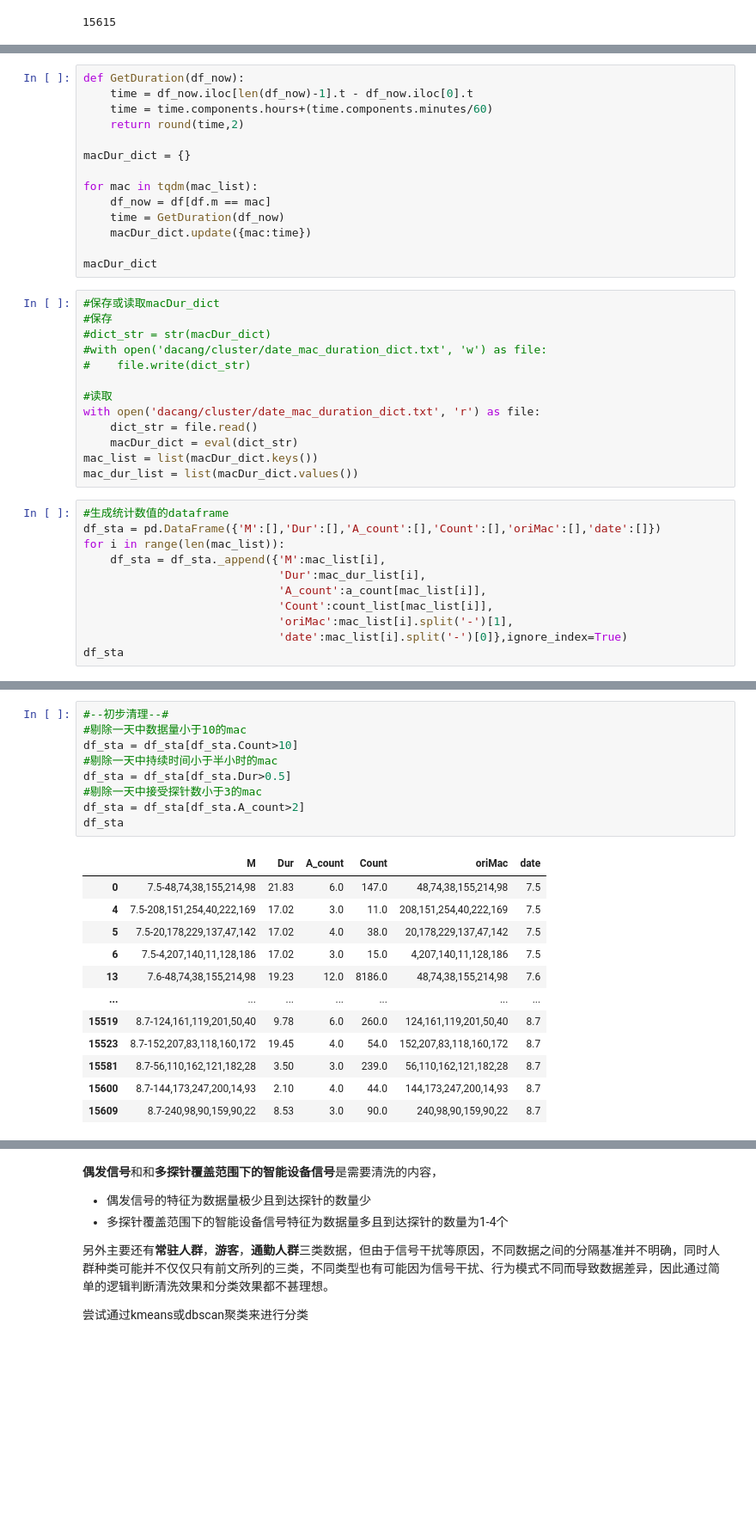
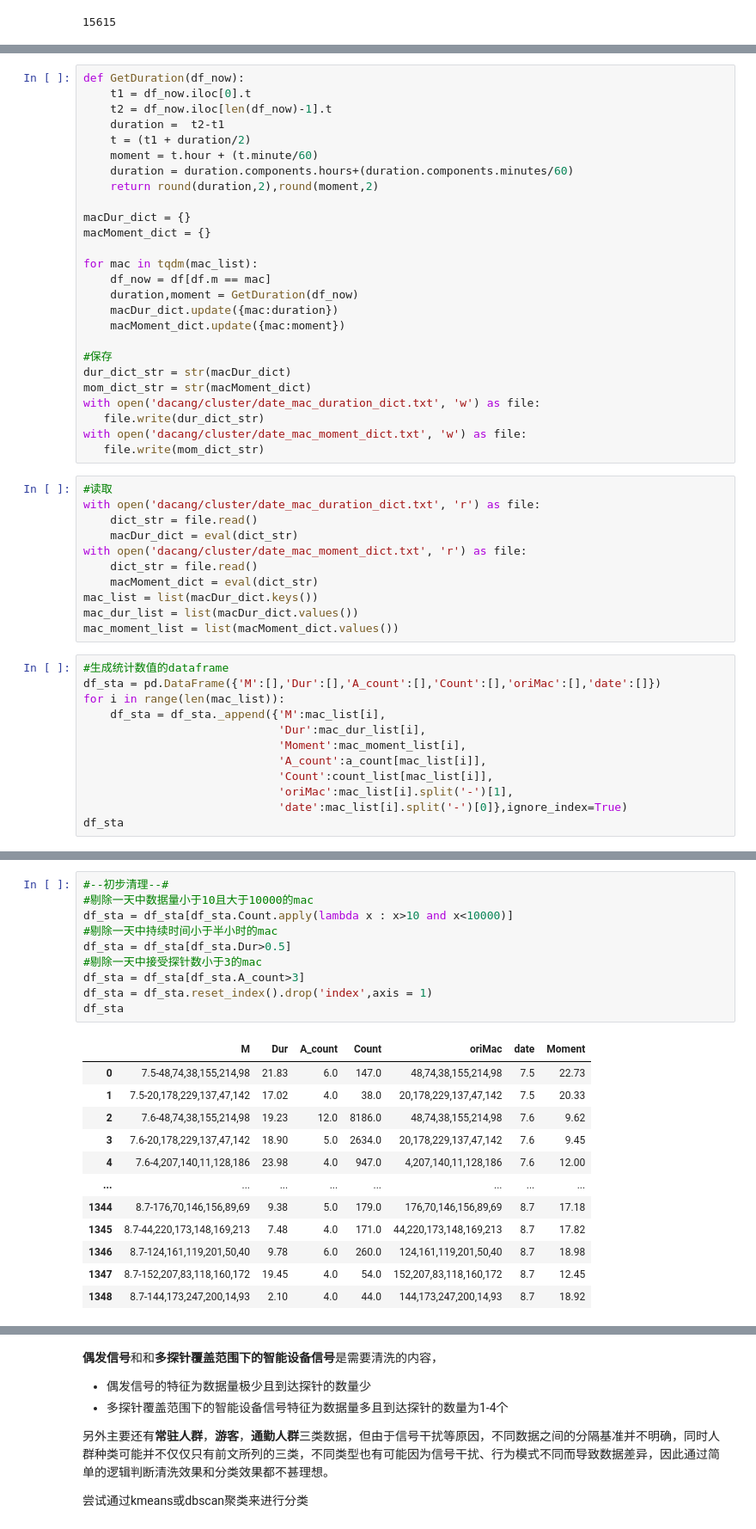
Before and after one commit to RickH-Arch/MEIRL-GAIL-Behavior-Cloning, a Jupyter notebook: wifi_track_data/wifi_track_data_clean_advanced.ipynb, the cells around one changed output, grey strips where cells are left out. Shown at 86% size. Saved outputs shown, nothing was run; the diff lists cells and outputs as text; blank space fills up the shorter version.

```diff
--- a/wifi_track_data/wifi_track_data_clean_advanced.ipynb
+++ b/wifi_track_data/wifi_track_data_clean_advanced.ipynb
@@ -140,36 +160,47 @@ len(mac_list)
 # %%
 def GetDuration(df_now):
-    time = df_now.iloc[len(df_now)-1].t - df_now.iloc[0].t
-    time = time.components.hours+(time.components.minutes/60)
-    return round(time,2)
+    t1 = df_now.iloc[0].t
+    t2 = df_now.iloc[len(df_now)-1].t
+    duration =  t2-t1
+    t = (t1 + duration/2)
+    moment = t.hour + (t.minute/60)
+    duration = duration.components.hours+(duration.components.minutes/60)
+    return round(duration,2),round(moment,2)
 
 macDur_dict = {}
+macMoment_dict = {}
 
 for mac in tqdm(mac_list):
     df_now = df[df.m == mac]
-    time = GetDuration(df_now)
-    macDur_dict.update({mac:time})
+    duration,moment = GetDuration(df_now)
+    macDur_dict.update({mac:duration})
+    macMoment_dict.update({mac:moment})
 
-macDur_dict
+#保存
+dur_dict_str = str(macDur_dict)
+mom_dict_str = str(macMoment_dict)
+with open('dacang/cluster/date_mac_duration_dict.txt', 'w') as file:
+   file.write(dur_dict_str)
+with open('dacang/cluster/date_mac_moment_dict.txt', 'w') as file:
+   file.write(mom_dict_str)
 # %%
-#保存或读取macDur_dict
-#保存
-#dict_str = str(macDur_dict)
-#with open('dacang/cluster/date_mac_duration_dict.txt', 'w') as file:
-#    file.write(dict_str)
-
 #读取
 with open('dacang/cluster/date_mac_duration_dict.txt', 'r') as file:
     dict_str = file.read()
     macDur_dict = eval(dict_str)
+with open('dacang/cluster/date_mac_moment_dict.txt', 'r') as file:
+    dict_str = file.read()
+    macMoment_dict = eval(dict_str)
 mac_list = list(macDur_dict.keys())
 mac_dur_list = list(macDur_dict.values())
+mac_moment_list = list(macMoment_dict.values())
 # %%
 #生成统计数值的dataframe
 df_sta = pd.DataFrame({'M':[],'Dur':[],'A_count':[],'Count':[],'oriMac':[],'date':[]})
 for i in range(len(mac_list)):
     df_sta = df_sta._append({'M':mac_list[i],
                              'Dur':mac_dur_list[i],
+                             'Moment':mac_moment_list[i],
                              'A_count':a_count[mac_list[i]],
                              'Count':count_list[mac_list[i]],
                              'oriMac':mac_list[i].split('-')[1],
@@ -192,22 +226,23 @@ df_sta
 # %%
 #--初步清理--#
-#剔除一天中数据量小于10的mac
-df_sta = df_sta[df_sta.Count>10]
+#剔除一天中数据量小于10且大于10000的mac
+df_sta = df_sta[df_sta.Count.apply(lambda x : x>10 and x<10000)]
 #剔除一天中持续时间小于半小时的mac
 df_sta = df_sta[df_sta.Dur>0.5]
 #剔除一天中接受探针数小于3的mac
-df_sta = df_sta[df_sta.A_count>2]
+df_sta = df_sta[df_sta.A_count>3]
+df_sta = df_sta.reset_index().drop('index',axis = 1)
 df_sta
 # %% [output]
-|  | M | Dur | A_count | Count | oriMac | date |
-| 0 | 7.5-48,74,38,155,214,98 | 21.83 | 6.0 | 147.0 | 48,74,38,155,214,98 | 7.5 |
-| 4 | 7.5-208,151,254,40,222,169 | 17.02 | 3.0 | 11.0 | 208,151,254,40,222,169 | 7.5 |
-| 5 | 7.5-20,178,229,137,47,142 | 17.02 | 4.0 | 38.0 | 20,178,229,137,47,142 | 7.5 |
-| 6 | 7.5-4,207,140,11,128,186 | 17.02 | 3.0 | 15.0 | 4,207,140,11,128,186 | 7.5 |
-| 13 | 7.6-48,74,38,155,214,98 | 19.23 | 12.0 | 8186.0 | 48,74,38,155,214,98 | 7.6 |
-| ... | ... | ... | ... | ... | ... | ... |
-| 15519 | 8.7-124,161,119,201,50,40 | 9.78 | 6.0 | 260.0 | 124,161,119,201,50,40 | 8.7 |
-| 15523 | 8.7-152,207,83,118,160,172 | 19.45 | 4.0 | 54.0 | 152,207,83,118,160,172 | 8.7 |
-| 15581 | 8.7-56,110,162,121,182,28 | 3.50 | 3.0 | 239.0 | 56,110,162,121,182,28 | 8.7 |
-| 15600 | 8.7-144,173,247,200,14,93 | 2.10 | 4.0 | 44.0 | 144,173,247,200,14,93 | 8.7 |
-| 15609 | 8.7-240,98,90,159,90,22 | 8.53 | 3.0 | 90.0 | 240,98,90,159,90,22 | 8.7 |
+|  | M | Dur | A_count | Count | oriMac | date | Moment |
+| 0 | 7.5-48,74,38,155,214,98 | 21.83 | 6.0 | 147.0 | 48,74,38,155,214,98 | 7.5 | 22.73 |
+| 1 | 7.5-20,178,229,137,47,142 | 17.02 | 4.0 | 38.0 | 20,178,229,137,47,142 | 7.5 | 20.33 |
+| 2 | 7.6-48,74,38,155,214,98 | 19.23 | 12.0 | 8186.0 | 48,74,38,155,214,98 | 7.6 | 9.62 |
+| 3 | 7.6-20,178,229,137,47,142 | 18.90 | 5.0 | 2634.0 | 20,178,229,137,47,142 | 7.6 | 9.45 |
+| 4 | 7.6-4,207,140,11,128,186 | 23.98 | 4.0 | 947.0 | 4,207,140,11,128,186 | 7.6 | 12.00 |
+| ... | ... | ... | ... | ... | ... | ... | ... |
+| 1344 | 8.7-176,70,146,156,89,69 | 9.38 | 5.0 | 179.0 | 176,70,146,156,89,69 | 8.7 | 17.18 |
+| 1345 | 8.7-44,220,173,148,169,213 | 7.48 | 4.0 | 171.0 | 44,220,173,148,169,213 | 8.7 | 17.82 |
+| 1346 | 8.7-124,161,119,201,50,40 | 9.78 | 6.0 | 260.0 | 124,161,119,201,50,40 | 8.7 | 18.98 |
+| 1347 | 8.7-152,207,83,118,160,172 | 19.45 | 4.0 | 54.0 | 152,207,83,118,160,172 | 8.7 | 12.45 |
+| 1348 | 8.7-144,173,247,200,14,93 | 2.10 | 4.0 | 44.0 | 144,173,247,200,14,93 | 8.7 | 18.92 |
```
Also changed, not shown: parts of 36 cells of this notebook, 5 other files.
